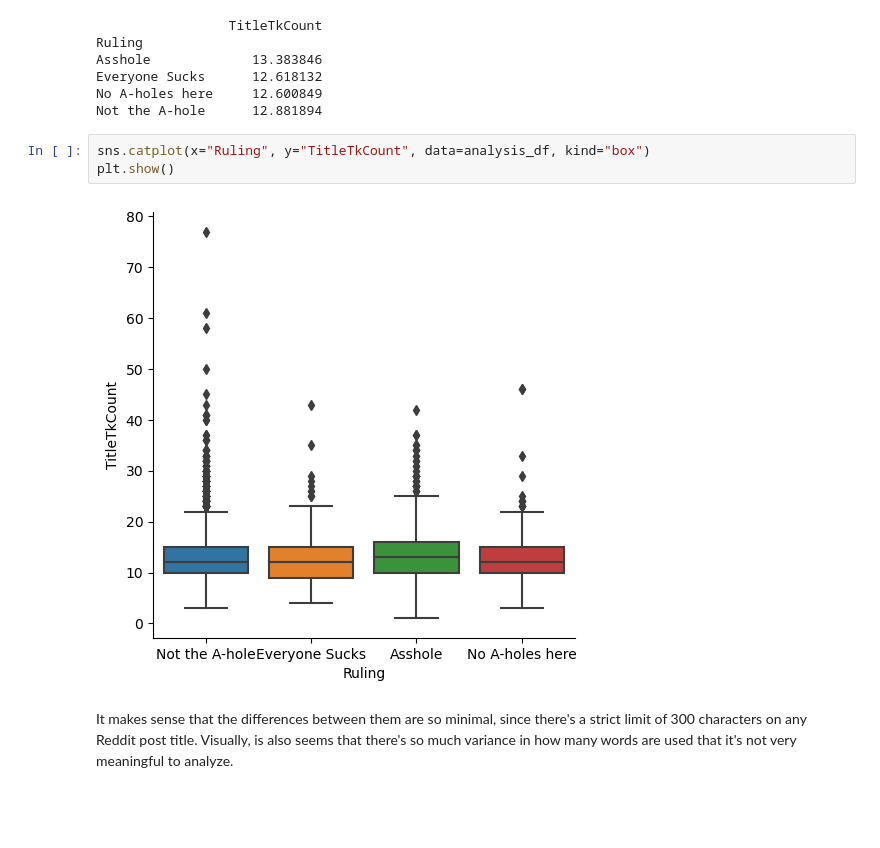
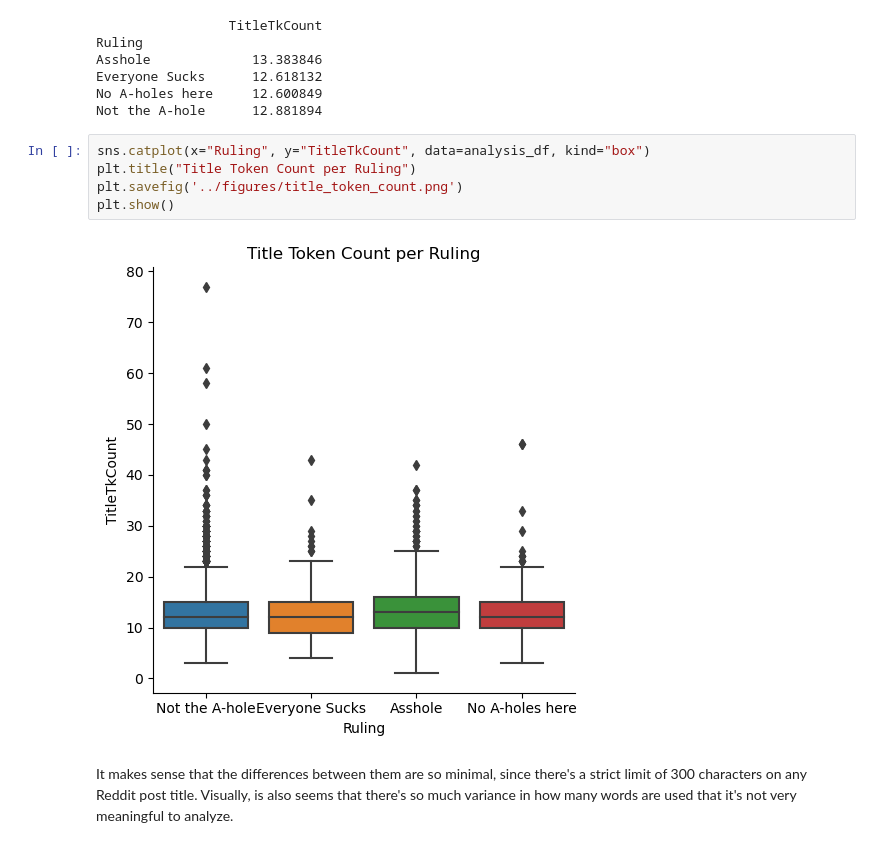
Before and after one commit to Data-Science-for-Linguists-2023/AITA-Blame-Analysis, a Jupyter notebook: code/data_analysis.ipynb, the cells around one changed output. Saved outputs shown, nothing was run; the diff lists cells and outputs as text; blank space fills up the shorter version.

```diff
--- a/code/data_analysis.ipynb
+++ b/code/data_analysis.ipynb
@@ -119,9 +164,11 @@ No A-holes here     12.600849
 Not the A-hole      12.881894
 # %%
 sns.catplot(x="Ruling", y="TitleTkCount", data=analysis_df, kind="box")
+plt.title("Title Token Count per Ruling")
+plt.savefig('../figures/title_token_count.png')
 plt.show()
 # %% [output]
-[figure, old version]
+[figure, new version]
 # %% [markdown]
 It makes sense that the differences between them are so minimal, since there's a strict limit of 300 characters on any Reddit post title. Visually, is also seems that there's so much variance in how many words are used that it's not very meaningful to analyze.
 # %%
```
Also changed, not shown: parts of 43 cells of this notebook, 14 other files.
